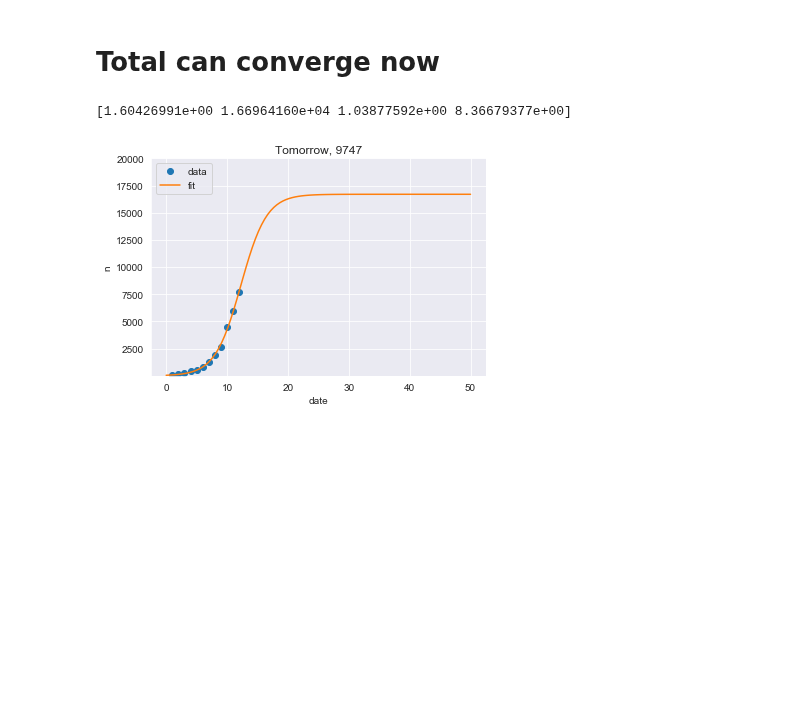
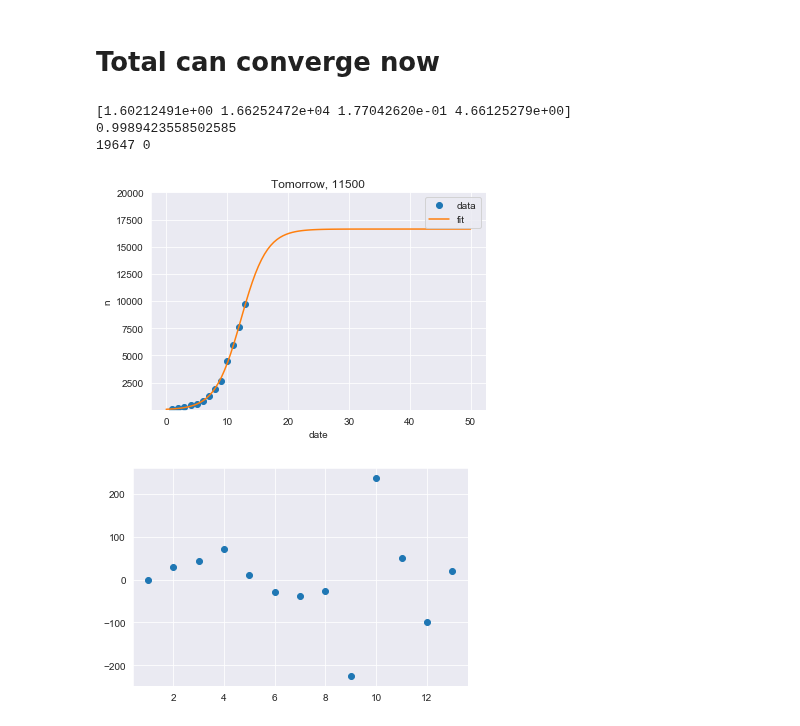
Before and after one commit to tongbaojia/vr_2020, a Jupyter notebook: Virus.ipynb, the cells around one changed output. Drawn from its saved outputs; the diff is of its cells as text; code cells hidden in the pictures; blank space fills up the shorter version.

```diff
--- a/Virus.ipynb
+++ b/Virus.ipynb
@@ -18,7 +18,8 @@ c = [
     769,
     1771,
     1459,
-    1816
+    1737,
+    2063
 ]
 # %%
 import matplotlib.pyplot as plt
@@ -124,34 +128,46 @@ def sigmoid(x, a, n, b, c):
     return y
 
 # initial guess for curve fit coefficients
 ydata = np.array(total)
-guess = [1, 30000, 2, 5]
+guess = [1, 20000, 2, 5]
 popt, pcov = curve_fit(sigmoid, xdata, ydata, p0=guess, sigma=np.sqrt(xdata), bounds=([0, 1E4, 0, 0], [10, 1E6, 20, 20]))
 print(popt)
+
+residuals = ydata - sigmoid(xdata, *popt)
+ss_res = np.sum(residuals**2)
+ss_tot = np.sum((ydata-np.mean(ydata))**2)
+r_squared = 1 - (ss_res / ss_tot)
+print(r_squared)
 
 perr = np.sqrt(np.diag(pcov))
 popt_up = popt + nstd * perr
 popt_down = popt - nstd * perr
 
 x = np.linspace(0, 50, 100)
 y = sigmoid(x, *popt)
 
 tmr = len(xdata) + 1
 pred = int(sigmoid(tmr, *popt))
 pred_up = int(sigmoid(tmr, *popt_up))
 pred_down = int(sigmoid(tmr, *popt_down))
+print(pred_up, pred_down)
 
 plt.plot(xdata, ydata, 'o', label='data')
 plt.plot(x, y, label='fit')
 # plt.plot(x, sigmoid(x, *popt_up), c='g', dashes=[6, 2], lw=1., label='95% cf up')
 # plt.plot(x, sigmoid(x, *popt_down), c='b', dashes=[6, 2], lw=1., label='95% cf down')
 plt.title("Tomorrow, {}".format(pred))
 plt.ylim(1, 2E4)
-plt.savefig('Plots/1_30_2020_sigmoid.png', dpi=300)
+plt.savefig('Plots/1_31_2020_sigmoid.png', dpi=300)
 plt.legend(loc='best')
 plt.xlabel('date')
 plt.ylabel('n')
 plt.show()
+plt.plot(xdata, residuals, 'o', label='residuals')
+plt.show()
 # %% [output]
-[1.60426991e+00 1.66964160e+04 1.03877592e+00 8.36679377e+00]
+[1.60212491e+00 1.66252472e+04 1.77042620e-01 4.66125279e+00]
+0.9989423558502585
+19647 0
-[figure, old version]
+[figure, new version]
+[figure, added]
```
Also changed, not shown: parts of 2 cells of this notebook, 1 other file.
